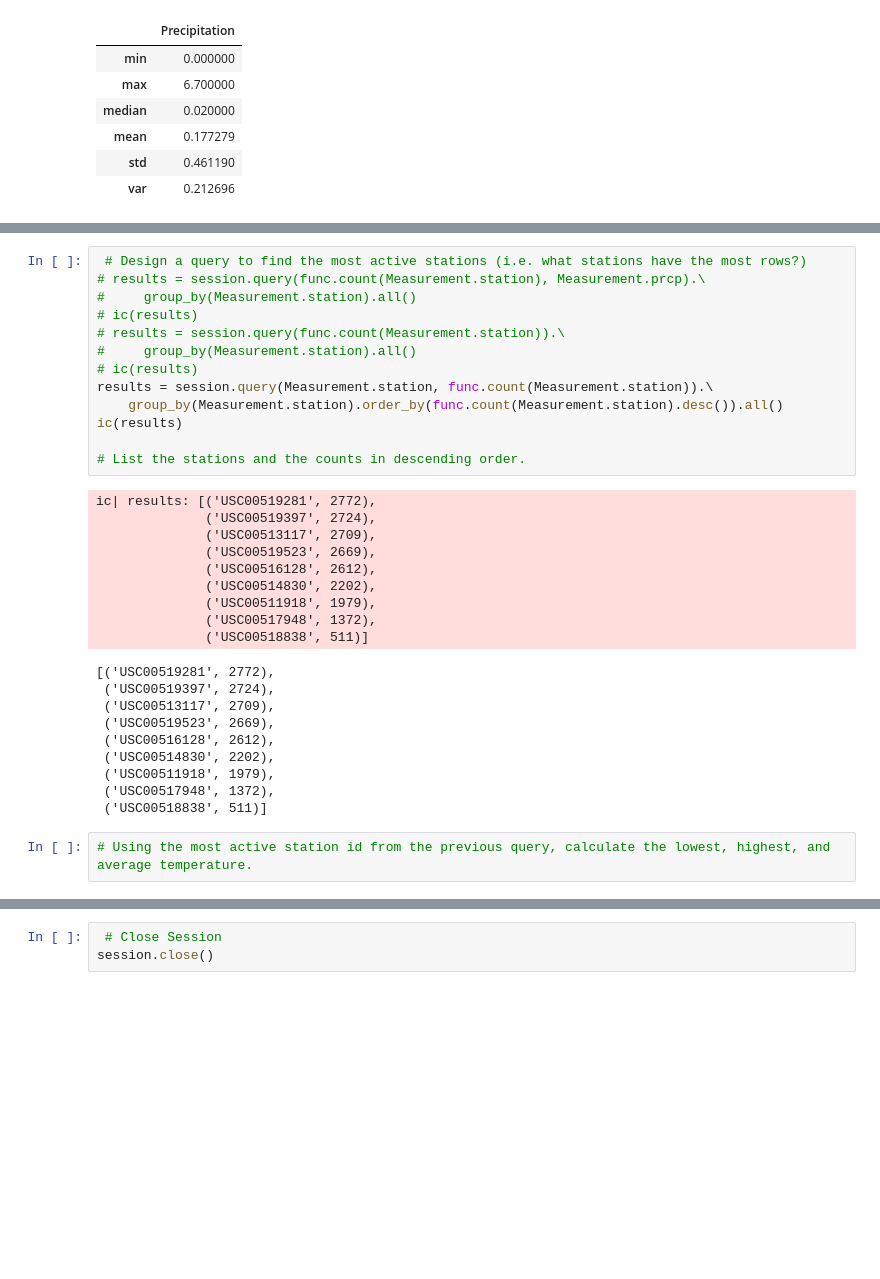
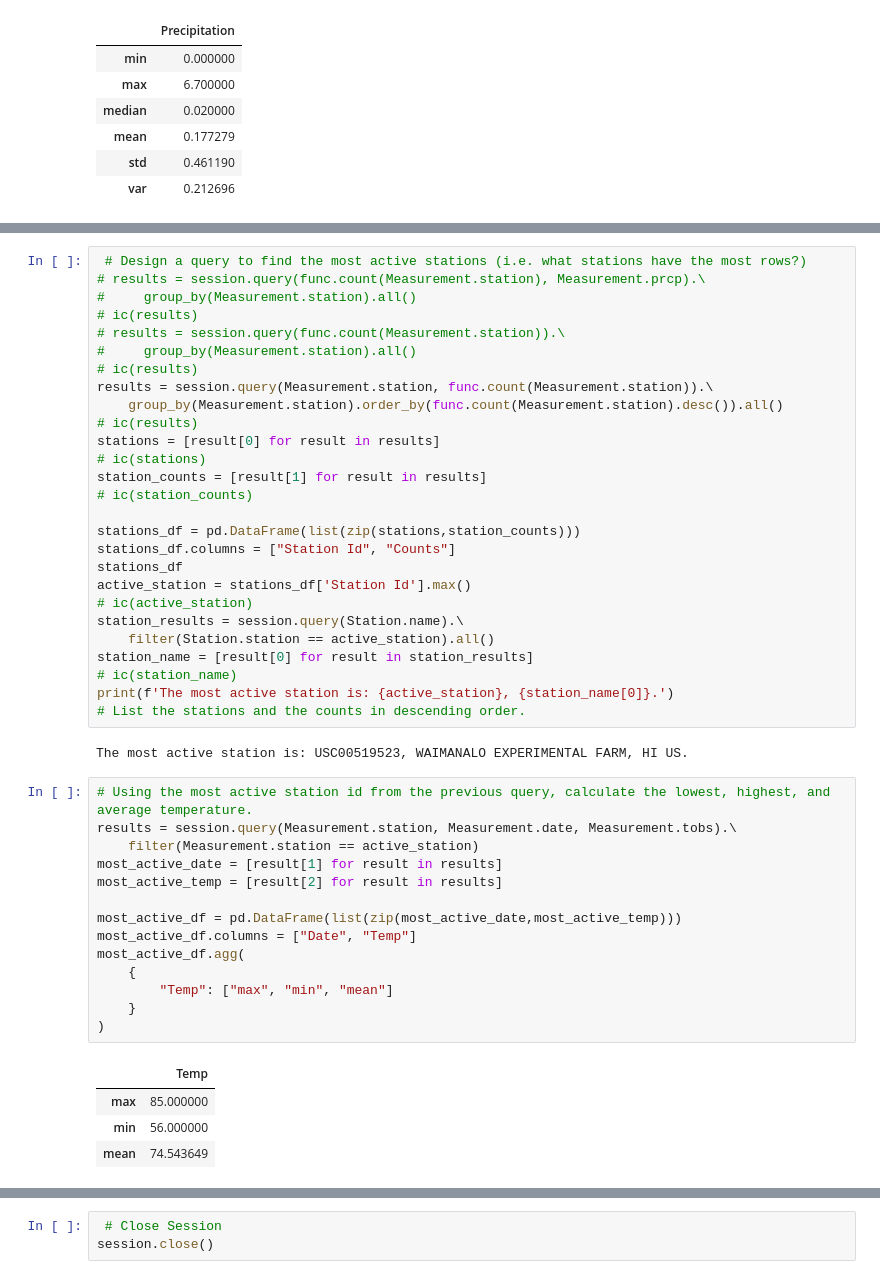
Before and after one commit to rromang/sqlalchemy-challenge, a Jupyter notebook: climate.ipynb, the cells around one changed output, grey strips where cells are left out. Cells and saved outputs as stored; diff of their text form; blank space fills up the shorter version.

```diff
--- a/climate.ipynb
+++ b/climate.ipynb
@@ -164,30 +185,44 @@ The number of stations in the dataset is 9.
 # ic(results)
 results = session.query(Measurement.station, func.count(Measurement.station)).\
     group_by(Measurement.station).order_by(func.count(Measurement.station).desc()).all()
-ic(results)
+# ic(results)
+stations = [result[0] for result in results]
+# ic(stations)
+station_counts = [result[1] for result in results]
+# ic(station_counts)
 
+stations_df = pd.DataFrame(list(zip(stations,station_counts)))
+stations_df.columns = ["Station Id", "Counts"]
+stations_df
+active_station = stations_df['Station Id'].max()
+# ic(active_station)
+station_results = session.query(Station.name).\
+    filter(Station.station == active_station).all()
+station_name = [result[0] for result in station_results]
+# ic(station_name)
+print(f'The most active station is: {active_station}, {station_name[0]}.')
 # List the stations and the counts in descending order.
 # %% [output]
-ic| results: [('USC00519281', 2772),
-              ('USC00519397', 2724),
-              ('USC00513117', 2709),
-              ('USC00519523', 2669),
-              ('USC00516128', 2612),
-              ('USC00514830', 2202),
-              ('USC00511918', 1979),
-              ('USC00517948', 1372),
-              ('USC00518838', 511)]
+The most active station is: USC00519523, WAIMANALO EXPERIMENTAL FARM, HI US.
-[('USC00519281', 2772),
- ('USC00519397', 2724),
- ('USC00513117', 2709),
- ('USC00519523', 2669),
- ('USC00516128', 2612),
- ('USC00514830', 2202),
- ('USC00511918', 1979),
- ('USC00517948', 1372),
- ('USC00518838', 511)]
 # %%
 # Using the most active station id from the previous query, calculate the lowest, highest, and average temperature.
+results = session.query(Measurement.station, Measurement.date, Measurement.tobs).\
+    filter(Measurement.station == active_station)
+most_active_date = [result[1] for result in results]
+most_active_temp = [result[2] for result in results]
+
+most_active_df = pd.DataFrame(list(zip(most_active_date,most_active_temp)))
+most_active_df.columns = ["Date", "Temp"]
+most_active_df.agg(
+    {
+        "Temp": ["max", "min", "mean"]
+    }
+)
+# %% [output]
+|  | Temp |
+| max | 85.000000 |
+| min | 56.000000 |
+| mean | 74.543649 |
 # %%
  # Using the most active station id
 # Query the last 12 months of temperature observation data for this station and plot the results as a histogram
```
Also changed, not shown: parts of 5 cells of this notebook.
